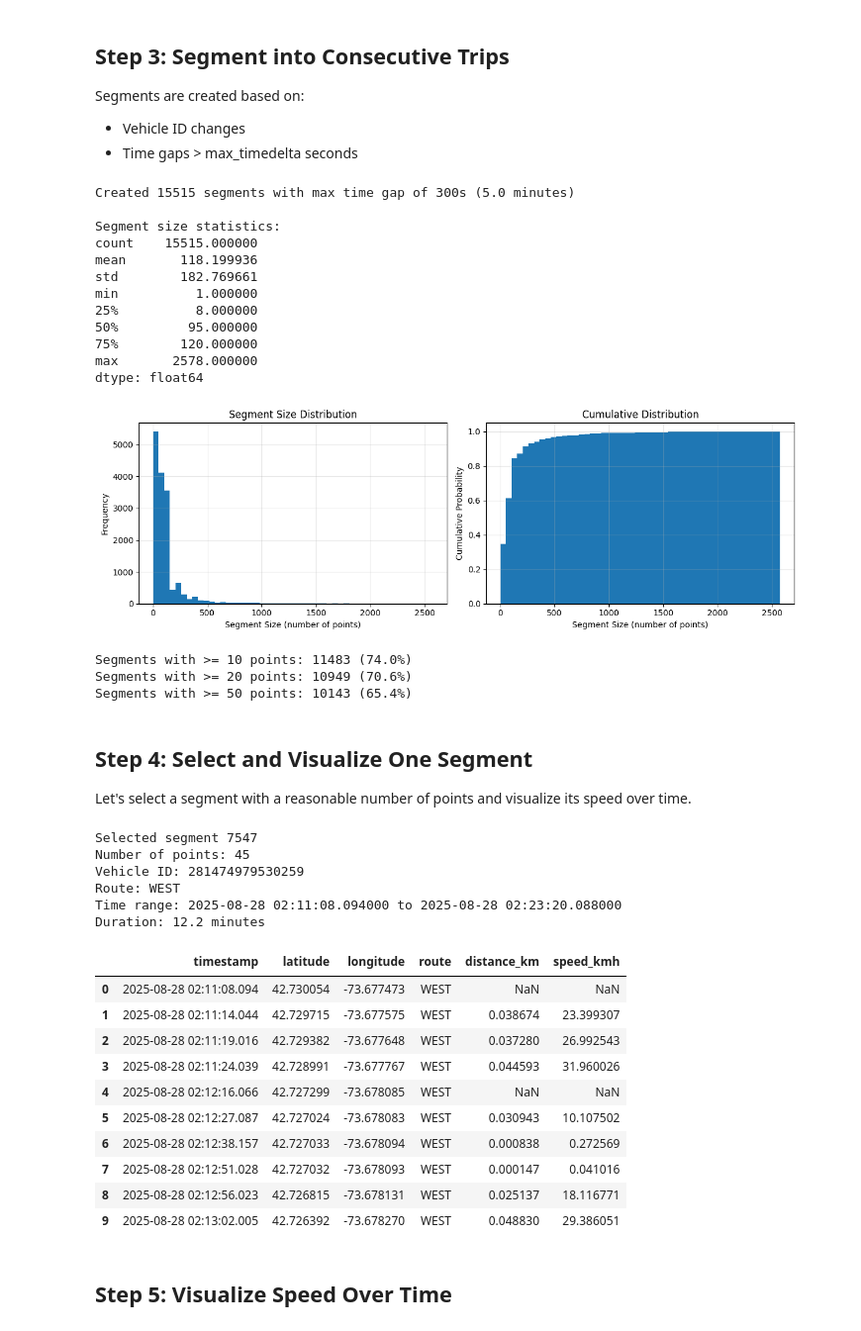
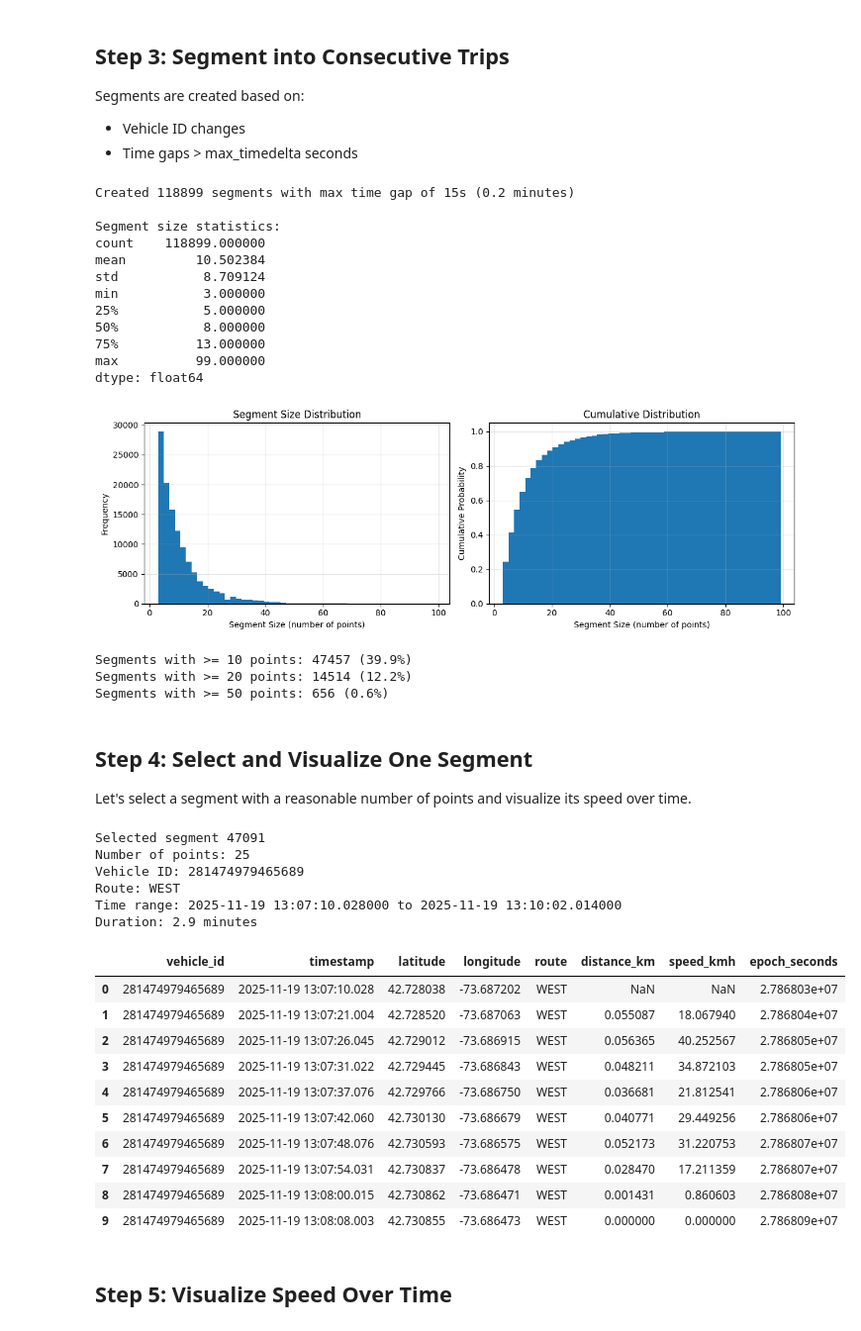
Before and after one commit to wtg/shubble, a Jupyter notebook: ml/data/data.ipynb, the cells around one changed output. Shown at 99% size. Saved outputs shown, nothing was run; the diff lists cells and outputs as text; code cells hidden in the pictures.

```diff
--- a/ml/data/data.ipynb
+++ b/ml/data/data.ipynb
@@ -30,7 +30,7 @@ from ml.data.preprocess import segment_by_consecutive
 The `preprocess_pipeline()` function runs all preprocessing steps and caches the result.
 # %%
 # Load preprocessed data (uses cache if available)
-df = preprocess_pipeline(force_recompute=False)
+df = segment_pipeline()
 
 print(f"Loaded {len(df)} location points")
 print(f"\nColumns: {list(df.columns)}")
@@ -106,7 +131,7 @@ Segments are created based on:
 - Time gaps > max_timedelta seconds
 # %%
 # Segment the data with 5-minute maximum time gap
-max_timedelta = 300  # 5 minutes
+max_timedelta = 15
 segmented_df = segment_by_consecutive(df, max_timedelta=max_timedelta, segment_column='segment_id')
 
 num_segments = segmented_df['segment_id'].nunique()
@@ -117,17 +142,17 @@ segment_sizes = segmented_df.groupby('segment_id').size()
 print(f"\nSegment size statistics:")
 print(segment_sizes.describe())
 # %% [output]
-Created 15515 segments with max time gap of 300s (5.0 minutes)
+Created 118899 segments with max time gap of 15s (0.2 minutes)
 
 Segment size statistics:
-count    15515.000000
-mean       118.199936
-std        182.769661
-min          1.000000
-25%          8.000000
-50%         95.000000
-75%        120.000000
-max       2578.000000
+count    118899.000000
+mean         10.502384
+std           8.709124
+min           3.000000
+25%           5.000000
+50%           8.000000
+75%          13.000000
+max          99.000000
 dtype: float64
 # %%
 # Plot segment size distribution
@@ -154,10 +179,10 @@ print(f"\nSegments with >= 10 points: {(segment_sizes >= 10).sum()} ({(segment_s
 print(f"Segments with >= 20 points: {(segment_sizes >= 20).sum()} ({(segment_sizes >= 20).sum() / len(segment_sizes) * 100:.1f}%)")
 print(f"Segments with >= 50 points: {(segment_sizes >= 50).sum()} ({(segment_sizes >= 50).sum() / len(segment_sizes) * 100:.1f}%)")
 # %% [output]
-[figure, old version]
+[figure, new version]
-Segments with >= 10 points: 11483 (74.0%)
-Segments with >= 20 points: 10949 (70.6%)
-Segments with >= 50 points: 10143 (65.4%)
+Segments with >= 10 points: 47457 (39.9%)
+Segments with >= 20 points: 14514 (12.2%)
+Segments with >= 50 points: 656 (0.6%)
 # %% [markdown]
 ## Step 4: Select and Visualize One Segment
 
@@ -188,27 +213,27 @@ print(f"Route: {segment['route'].iloc[0]}")
 print(f"Time range: {segment['timestamp'].iloc[0]} to {segment['timestamp'].iloc[-1]}")
 print(f"Duration: {(segment['timestamp'].iloc[-1] - segment['timestamp'].iloc[0]).total_seconds() / 60:.1f} minutes")
 # %% [output]
-Selected segment 7547
-Number of points: 45
-Vehicle ID: 281474979530259
+Selected segment 47091
+Number of points: 25
+Vehicle ID: 281474979465689
 Route: WEST
-Time range: 2025-08-28 02:11:08.094000 to 2025-08-28 02:23:20.088000
-Duration: 12.2 minutes
+Time range: 2025-11-19 13:07:10.028000 to 2025-11-19 13:10:02.014000
+Duration: 2.9 minutes
 # %%
 # Display segment data
-segment[['timestamp', 'latitude', 'longitude', 'route', 'distance_km', 'speed_kmh']].head(10)
+segment[['vehicle_id', 'timestamp', 'latitude', 'longitude', 'route', 'distance_km', 'speed_kmh', 'epoch_seconds']].head(10)
 # %% [output]
-|  | timestamp | latitude | longitude | route | distance_km | speed_kmh |
-| 0 | 2025-08-28 02:11:08.094 | 42.730054 | -73.677473 | WEST | NaN | NaN |
-| 1 | 2025-08-28 02:11:14.044 | 42.729715 | -73.677575 | WEST | 0.038674 | 23.399307 |
-| 2 | 2025-08-28 02:11:19.016 | 42.729382 | -73.677648 | WEST | 0.037280 | 26.992543 |
-| 3 | 2025-08-28 02:11:24.039 | 42.728991 | -73.677767 | WEST | 0.044593 | 31.960026 |
-| 4 | 2025-08-28 02:12:16.066 | 42.727299 | -73.678085 | WEST | NaN | NaN |
-| 5 | 2025-08-28 02:12:27.087 | 42.727024 | -73.678083 | WEST | 0.030943 | 10.107502 |
-| 6 | 2025-08-28 02:12:38.157 | 42.727033 | -73.678094 | WEST | 0.000838 | 0.272569 |
-| 7 | 2025-08-28 02:12:51.028 | 42.727032 | -73.678093 | WEST | 0.000147 | 0.041016 |
-| 8 | 2025-08-28 02:12:56.023 | 42.726815 | -73.678131 | WEST | 0.025137 | 18.116771 |
-| 9 | 2025-08-28 02:13:02.005 | 42.726392 | -73.678270 | WEST | 0.048830 | 29.386051 |
+|  | vehicle_id | timestamp | latitude | longitude | route | distance_km | speed_kmh | epoch_seconds |
+| 0 | 281474979465689 | 2025-11-19 13:07:10.028 | 42.728038 | -73.687202 | WEST | NaN | NaN | 2.786803e+07 |
+| 1 | 281474979465689 | 2025-11-19 13:07:21.004 | 42.728520 | -73.687063 | WEST | 0.055087 | 18.067940 | 2.786804e+07 |
+| 2 | 281474979465689 | 2025-11-19 13:07:26.045 | 42.729012 | -73.686915 | WEST | 0.056365 | 40.252567 | 2.786805e+07 |
+| 3 | 281474979465689 | 2025-11-19 13:07:31.022 | 42.729445 | -73.686843 | WEST | 0.048211 | 34.872103 | 2.786805e+07 |
+| 4 | 281474979465689 | 2025-11-19 13:07:37.076 | 42.729766 | -73.686750 | WEST | 0.036681 | 21.812541 | 2.786806e+07 |
+| 5 | 281474979465689 | 2025-11-19 13:07:42.060 | 42.730130 | -73.686679 | WEST | 0.040771 | 29.449256 | 2.786806e+07 |
+| 6 | 281474979465689 | 2025-11-19 13:07:48.076 | 42.730593 | -73.686575 | WEST | 0.052173 | 31.220753 | 2.786807e+07 |
+| 7 | 281474979465689 | 2025-11-19 13:07:54.031 | 42.730837 | -73.686478 | WEST | 0.028470 | 17.211359 | 2.786807e+07 |
+| 8 | 281474979465689 | 2025-11-19 13:08:00.015 | 42.730862 | -73.686471 | WEST | 0.001431 | 0.860603 | 2.786808e+07 |
+| 9 | 281474979465689 | 2025-11-19 13:08:08.003 | 42.730855 | -73.686473 | WEST | 0.000000 | 0.000000 | 2.786809e+07 |
 # %% [markdown]
 ## Step 5: Visualize Speed Over Time
 # %%
```
Also changed, not shown: parts of 8 cells of this notebook, 2 other files.
